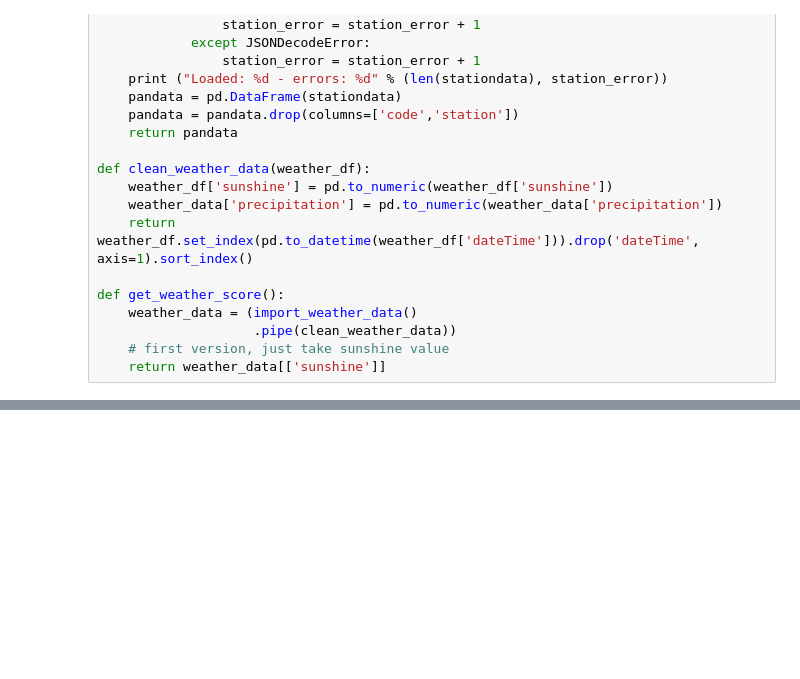
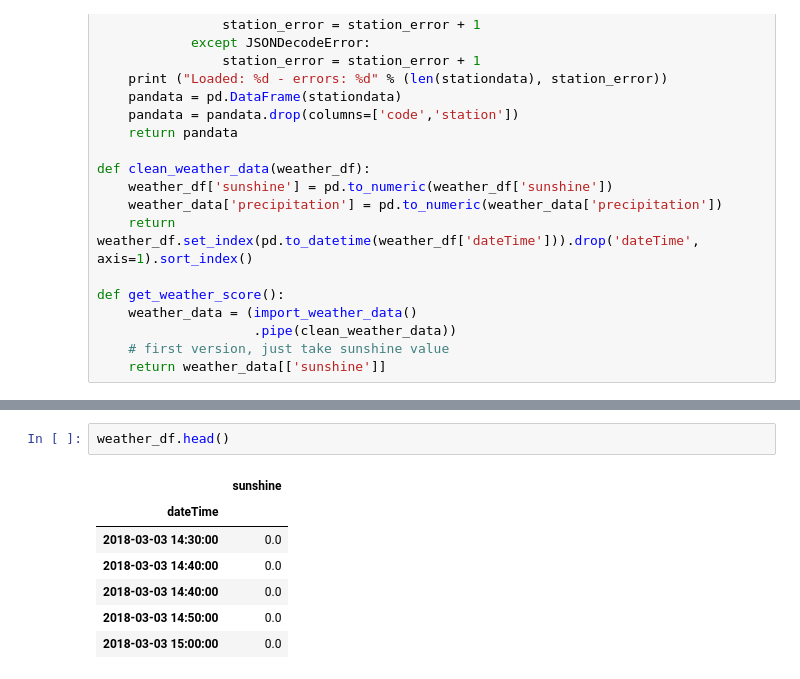
Before and after one commit to 1b15/walk-flow, a Jupyter notebook: data_analysis.ipynb, the cells around one changed output, grey strips where cells are left out. Saved outputs shown, nothing was run; the diff lists cells and outputs as text; blank space fills up the shorter version.

```diff
--- a/data_analysis.ipynb
+++ b/data_analysis.ipynb
@@ -60,0 +115,10 @@ def get_weather_score():
+# %%
+weather_df.head()
+# %% [output]
+|  | sunshine |
+| dateTime |  |
+| 2018-03-03 14:30:00 | 0.0 |
+| 2018-03-03 14:40:00 | 0.0 |
+| 2018-03-03 14:40:00 | 0.0 |
+| 2018-03-03 14:50:00 | 0.0 |
+| 2018-03-03 15:00:00 | 0.0 |
```
Also changed, not shown: parts of 4 cells of this notebook, 2 other files.
